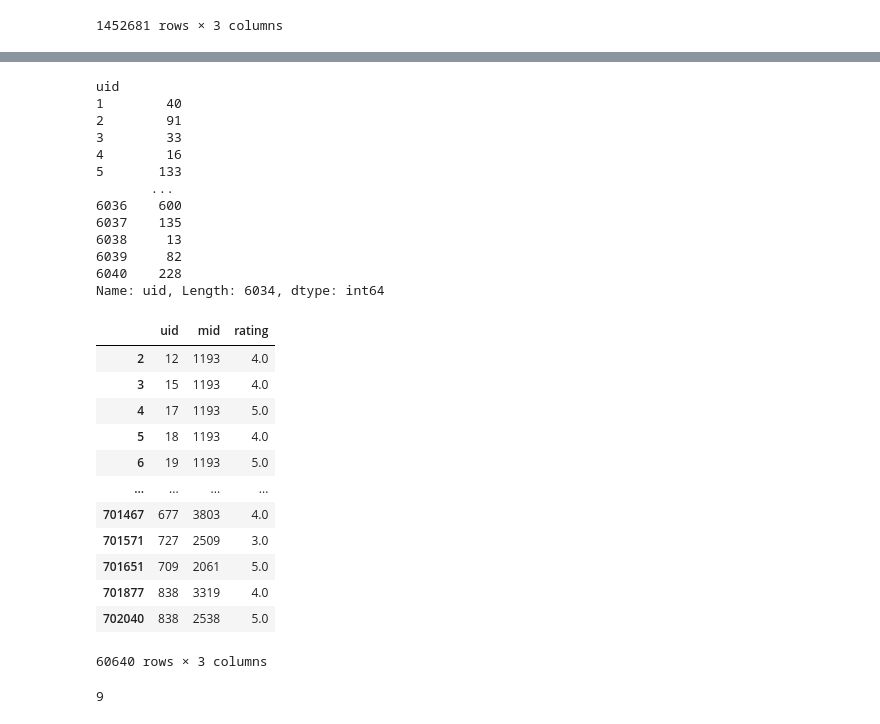
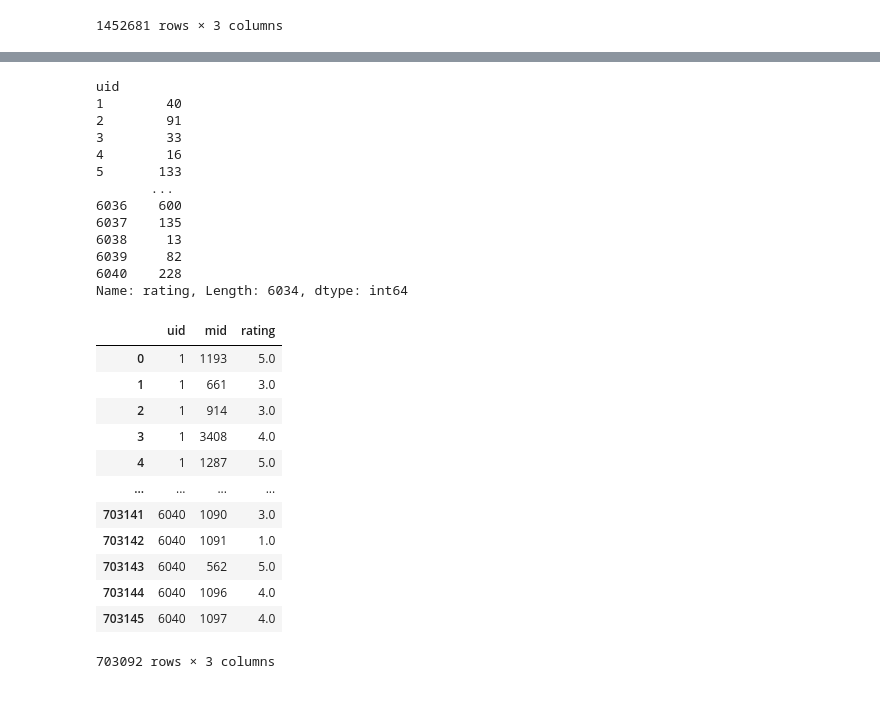
Before and after one commit to theophilestourbe/recommander_system_project, a Jupyter notebook: main.ipynb, the cells around one changed output, grey strips where cells are left out. Drawn from its saved outputs; the diff is of its cells as text; code cells hidden in the pictures.

```diff
--- a/main.ipynb
+++ b/main.ipynb
@@ -423,3 +249,0 @@ merged
-# %%
-merged.dropna(inplace=True)
-merged
@@ -440,6 +250,5 @@ merged
 # %%
 merged.id = merged.id.astype(int)
-merged.runtimeMinutes = merged.runtimeMinutes.astype(float)
 merged.info()
 # %% [output]
 <class 'pandas.core.frame.DataFrame'>
@@ -515,2 +325,2 @@ ratings_data
 # %%
-new_uids = ratings_data.groupby('uid')['uid'].count()
+new_uids = ratings_data.groupby('uid').count()
@@ -517,6 +342,6 @@ new_uids = ratings_data.groupby('uid')['uid'].count()
 # %%
-new_uids = new_uids[new_uids > 10]
-new_uids
+# after removing the movies, keep only users with more than 10 reviews
+new_uids = new_uids[new_uids['rating'] >= 10]['rating']
 # %% [output]
 uid
 1        40
@@ -530,25 +355,20 @@ uid
 6038     13
 6039     82
 6040    228
-Name: uid, Length: 6034, dtype: int64
+Name: rating, Length: 6034, dtype: int64
 # %%
-ratings_data = ratings_data[ratings_data['uid'].isin(new_uids)]
-ratings_data
+ratings_data = ratings_data[ratings_data['uid'].isin(new_uids.index)]
 # %% [output]
 |  | uid | mid | rating |
-| 2 | 12 | 1193 | 4.0 |
-| 3 | 15 | 1193 | 4.0 |
-| 4 | 17 | 1193 | 5.0 |
-| 5 | 18 | 1193 | 4.0 |
-| 6 | 19 | 1193 | 5.0 |
+| 0 | 1 | 1193 | 5.0 |
+| 1 | 1 | 661 | 3.0 |
+| 2 | 1 | 914 | 3.0 |
+| 3 | 1 | 3408 | 4.0 |
+| 4 | 1 | 1287 | 5.0 |
 | ... | ... | ... | ... |
-| 701467 | 677 | 3803 | 4.0 |
-| 701571 | 727 | 2509 | 3.0 |
-| 701651 | 709 | 2061 | 5.0 |
-| 701877 | 838 | 3319 | 4.0 |
-| 702040 | 838 | 2538 | 5.0 |
+| 703141 | 6040 | 1090 | 3.0 |
+| 703142 | 6040 | 1091 | 1.0 |
+| 703143 | 6040 | 562 | 5.0 |
+| 703144 | 6040 | 1096 | 4.0 |
+| 703145 | 6040 | 1097 | 4.0 |
-60640 rows × 3 columns
+703092 rows × 3 columns
-# %%
-ratings_data.groupby('uid')['uid'].count().min()
-# %% [output]
-9
```
Also changed, not shown: parts of 61 cells of this notebook.
